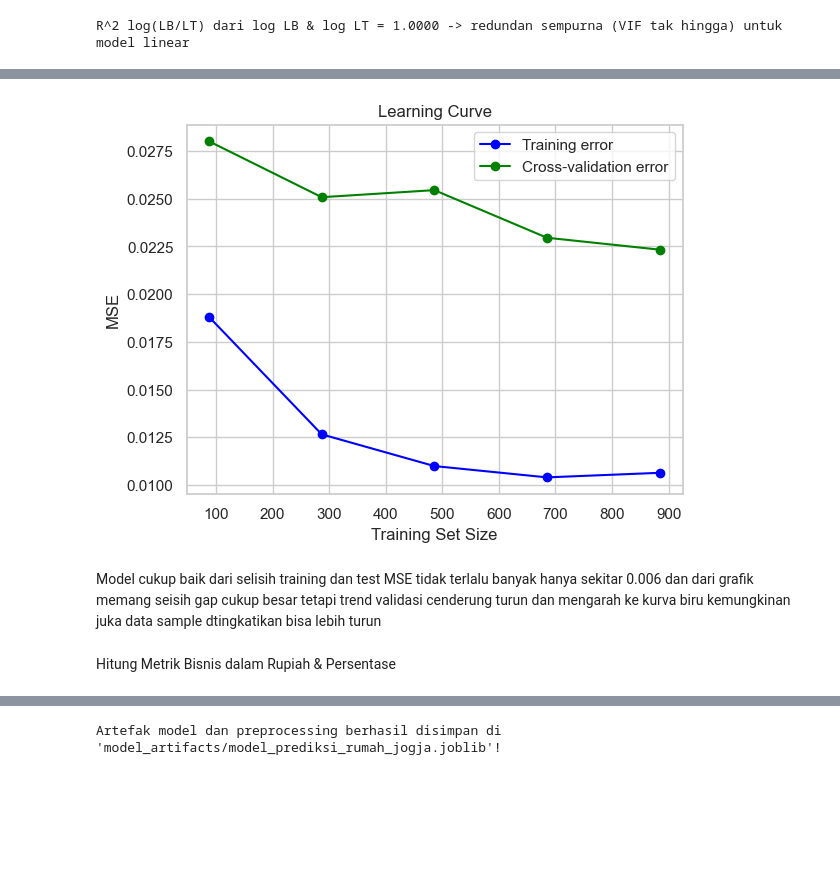
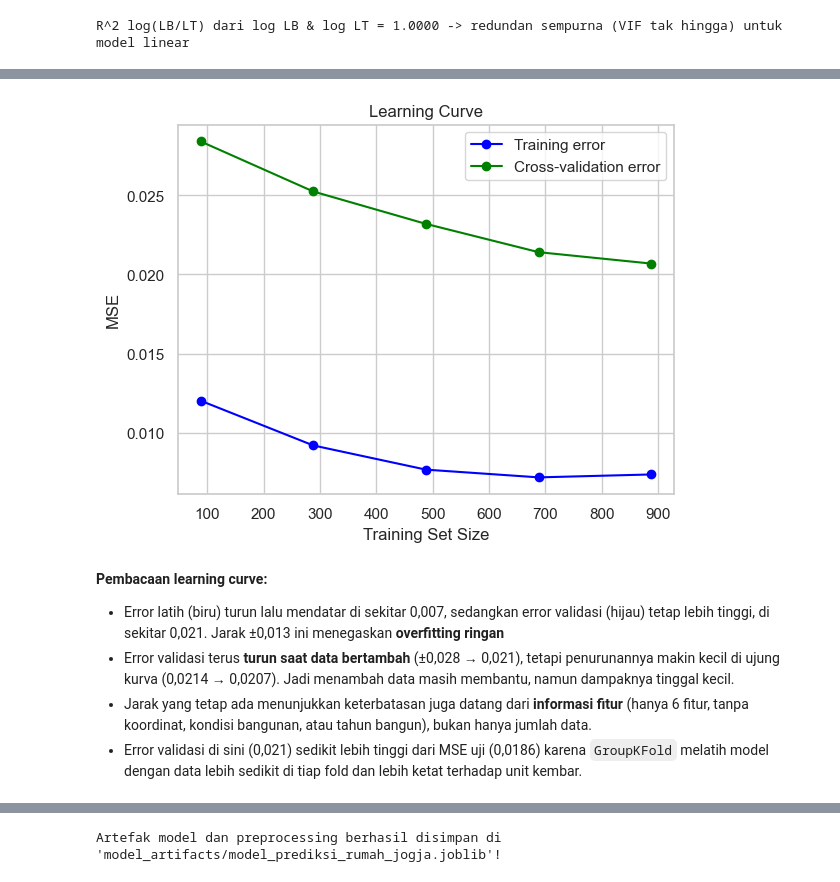
Before and after one commit to Affanzaky06/pPrediksi_Harga_Rumah_DS, a Jupyter notebook: prediksi.ipynb, the cells around one changed output, grey strips where cells are left out. Drawn from its saved outputs; the diff is of its cells as text; code cells hidden in the pictures; blank space fills up the shorter version.

Commit message:
Finalisasi notebook: Business Understanding sampai Konklusi

```diff
--- a/prediksi.ipynb
+++ b/prediksi.ipynb
@@ -1422,14 +1491,7 @@ Latih dengan hiperparameter terbaik sesuai hasil diatas
 # %%
-from sklearn.metrics import r2_score
+from sklearn.metrics import mean_squared_error, r2_score
 
-model_terbaik = RandomForestRegressor(bootstrap=True,
-                                      max_depth= 20,
-                                      min_samples_leaf= 2,
-                                      min_samples_split= 10,
-                                      n_estimators= 300,
-                                      n_jobs=-1,
-                                      random_state=RANDOM_STATE
-)
+model_terbaik = RandomForestRegressor(**grid_search.best_params_, n_jobs=-1, random_state=RANDOM_STATE)
 
 model_terbaik.fit(X_train_final, y_train)
 
@@ -1460,25 +1531,31 @@ cek overfit underfit
 # %%
 from sklearn.model_selection import learning_curve
 import matplotlib.pyplot as plt
 
 # Menghitung learning curve
-train_sizes, train_scores, test_scores = learning_curve(model_terbaik, X_train_final, y_train, cv=5, scoring='neg_mean_squared_error', n_jobs=-1)
+train_sizes, train_scores, test_scores = learning_curve(
+    model_terbaik, X_train_final, y_train,
+    cv=GroupKFold(n_splits=5), groups=grup_cv,
+    scoring='neg_mean_squared_error', n_jobs=-1
+)
 
 # Menghitung rata-rata dan standar deviasi
 train_mean = -np.mean(train_scores, axis=1)
 test_mean = -np.mean(test_scores, axis=1)
 
 # Plot learning curve
 plt.plot(train_sizes, train_mean, 'o-', color="blue", label="Training error")
 plt.plot(train_sizes, test_mean, 'o-', color="green", label="Cross-validation error")
 plt.title("Learning Curve")
 plt.xlabel("Training Set Size")
 plt.ylabel("MSE")
 plt.legend()
 plt.show()
 # %% [output]
-[figure, old version]
+[figure, new version]
-# %% [markdown]
-Model cukup baik dari selisih training dan test MSE tidak terlalu banyak hanya sekitar 0.006 dan dari grafik memang seisih gap cukup besar tetapi trend validasi cenderung turun dan mengarah ke kurva biru kemungkinan juka data sample dtingkatikan bisa lebih turun
-# %% [markdown]
-Hitung Metrik Bisnis dalam Rupiah & Persentase
+# %% [markdown]
+**Pembacaan learning curve:**
+- Error latih (biru) turun lalu mendatar di sekitar 0,007, sedangkan error validasi (hijau) tetap lebih tinggi, di sekitar 0,021. Jarak ±0,013 ini menegaskan **overfitting ringan**
+- Error validasi terus **turun saat data bertambah** (±0,028 → 0,021), tetapi penurunannya makin kecil di ujung kurva (0,0214 → 0,0207). Jadi menambah data masih membantu, namun dampaknya tinggal kecil.
+- Jarak yang tetap ada menunjukkan keterbatasan juga datang dari **informasi fitur** (hanya 6 fitur, tanpa koordinat, kondisi bangunan, atau tahun bangun), bukan hanya jumlah data.
+- Error validasi di sini (0,021) sedikit lebih tinggi dari MSE uji (0,0186) karena `GroupKFold` melatih model dengan data lebih sedikit di tiap fold dan lebih ketat terhadap unit kembar.
```
Also changed, not shown: parts of 70 cells of this notebook, 3 other files.
